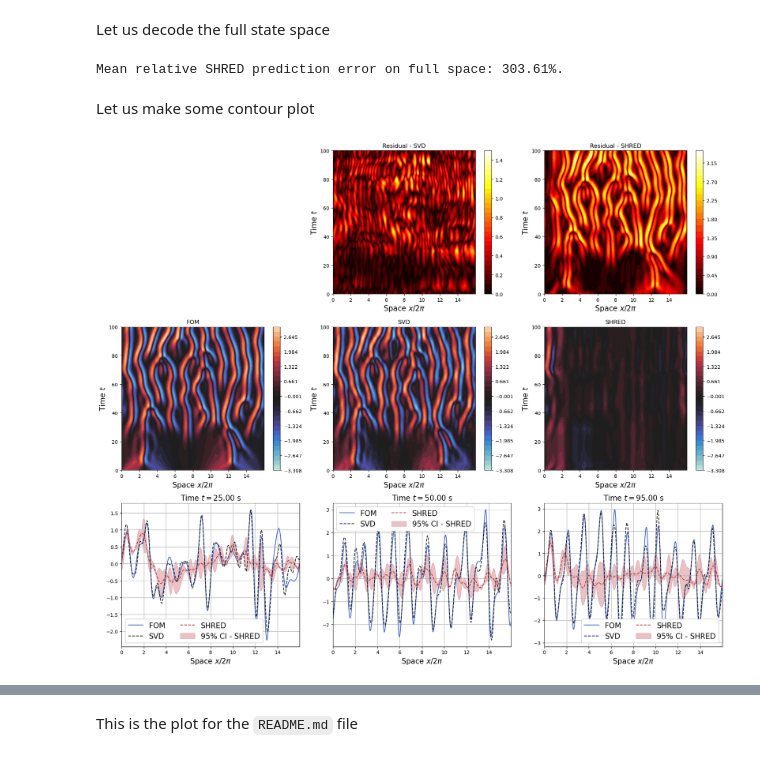
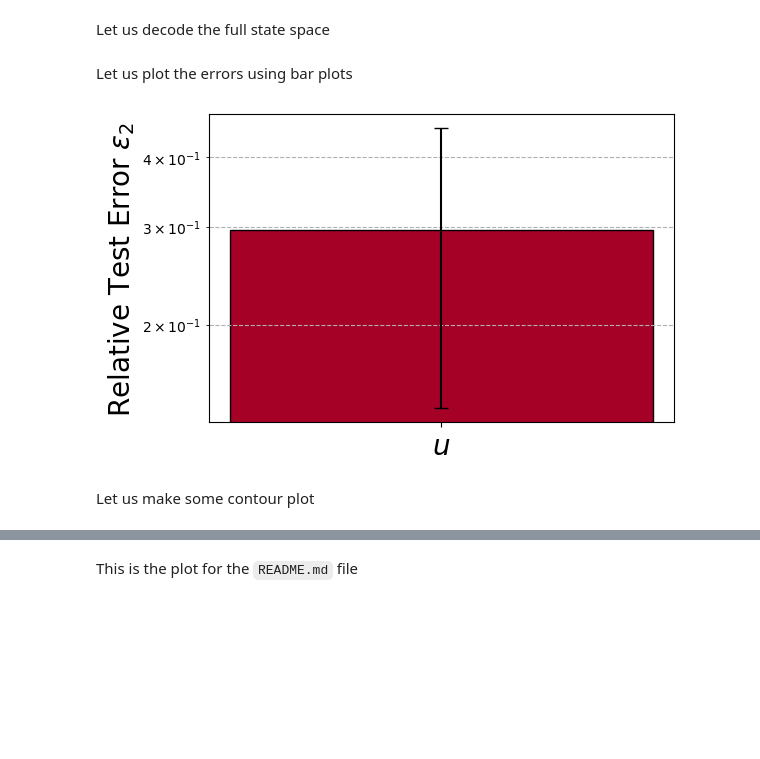
Before and after one commit to markus0800/SHRED-ROM, a Jupyter notebook: KuramotoSivashinsky/ks_padding_shred.ipynb, the cells around one changed output, grey strips where cells are left out. Saved outputs shown, nothing was run; the diff lists cells and outputs as text; code cells hidden in the pictures; blank space fills up the shorter version.

```diff
--- a/KuramotoSivashinsky/ks_padding_shred.ipynb
+++ b/KuramotoSivashinsky/ks_padding_shred.ipynb
@@ -337,7 +412,7 @@ for kk in range(n_configurations):
 
     print('Training SHRED - configuration '+str(kk+1)+'/'+str(n_configurations))
 
-    shred.append(SHRED( num_sensors, sum(Nmodes) + N_params,
+    shred.append(SHRED( num_sensors, output_size,
                         hidden_size = 64, hidden_layers = 2, decoder_sizes = [350, 400], dropout = 0.1))
     fitting_errors = fit(   shred[kk], train_dataset[kk], valid_dataset[kk],
                             batch_size = 64, epochs = 3000, lr = 1e-4, verbose = True, patience = 50)
@@ -368,38 +469,48 @@ Mean relative SHRED prediction error on POD coeffs: 16.01%.
 # %% [markdown]
 Let us decode the full state space
-# %%
-Ytest_hat = {
-    'mean': rescaling_snaps[0].inverse_transform(   np.linalg.multi_dot([
-                                                    u_total['u'], np.diag(s_total['u']),
-                                                    Ytest_POD_pred['mean'].T[:sum(Nmodes)]
-                                                ])).T.reshape(ntest, Ntime_for_nn+1, len(x)),
-    'std': rescaling_snaps[0].inverse_std_transform(    np.linalg.multi_dot([
-                                                        u_total['u'], np.diag(s_total['u']),
-                                                        Ytest_POD_pred['std'].T[:sum(Nmodes)]
-                                                    ])).T.reshape(ntest, Ntime_for_nn+1, len(x)),
-            }
-Ytest = rescaling_snaps[0].inverse_transform(np.linalg.multi_dot([
-                                    u_total['u'], np.diag(s_total['u']),
-                                    test_data_out[kk].reshape(Ytest_POD_pred['mean'].shape).numpy().T[:sum(Nmodes)]
-                                ])).T.reshape(ntest, Ntime_for_nn+1, len(x))
-
-print("Mean relative SHRED prediction error on full space: %s." % num2p(mre(torch.from_numpy(Ytest_hat['mean']),
-                                                                            torch.from_numpy(Ytest))))
-# %% [output]
-Mean relative SHRED prediction error on full space: 303.61%.
+# %%
+from tqdm import tqdm
+
+ave_rel_errors = {
+    'mean': np.zeros((len(var_names), len(idx_params['test']), Ntime_for_nn+1)),
+    'std' : np.zeros((len(var_names), len(idx_params['test']), Ntime_for_nn+1))
+}
+
+for field_i in range(len(var_names)):
+    field = var_names[field_i]
+    idx_to_rec = np.arange(sum(Nmodes[:field_i]),  sum(Nmodes[:field_i+1]),  1, dtype=int)
+
+    for param_to_recon in tqdm(range(len(idx_params['test'])), 'Computing error for '+field):
+        fom = dataset[field]['test'][param_to_recon].T
+
+        _tmp_mean_v = vpod_scaler.inverse_transform(reshaped_POD_test_out['mean'].reshape(-1, sum(Nmodes))).reshape(reshaped_POD_test_out['mean'].shape)
+        _tmp_std_v  = vpod_scaler.inverse_transform(reshaped_POD_test_out['std'].reshape( -1, sum(Nmodes))).reshape(reshaped_POD_test_out['std'].shape) - vpod_scaler.data_min_
+
+        recon     = rescaling_snaps[field_i].inverse_transform((u_total[field] @ np.diag(s_total[field]) @ _tmp_mean_v[param_to_recon, :, idx_to_rec]))
+        std_recon = rescaling_snaps[field_i].inverse_std_transform((u_total[field] @ np.diag(s_total[field]) @ _tmp_std_v[ param_to_recon, :, idx_to_rec]))
+
+        ave_rel_errors['mean'][field_i, param_to_recon] = np.linalg.norm(fom - recon, axis=0) / np.linalg.norm(fom, axis=0)
+        ave_rel_errors['std'][field_i, param_to_recon]  = np.linalg.norm(std_recon, axis=0)   / np.linalg.norm(fom, axis=0)
+# %% [markdown]
+Let us plot the errors using bar plots
+# %%
+fig, axs = plt.subplots(nrows = 1, ncols = 1, figsize=(6,4))
+
+colors = cm.jet(np.linspace(0,1, len(var_names)))
+axs.bar(np.arange(1, len(var_names)+1, 1), ave_rel_errors['mean'].mean(axis=2).mean(axis=1),
+        yerr = ave_rel_errors['mean'].std(axis=2).mean(axis=1), capsize=5,
+        color = cm.RdYlBu(np.linspace(0,1,len(var_names))),
+        edgecolor='k')
+
+axs.set_yscale('log')
+axs.set_xticks(np.arange(1,len(var_names)+1,1), ['$'+tex_+'$' for tex_ in var_names])
+# axs.set_yticks(np.arange(0,0.1,0.01))
+
+axs.tick_params(axis='both', labelsize=20)
+axs.set_ylabel(r'Relative Test Error $\varepsilon_{2}$', fontsize=20)
+axs.grid(axis='y', linestyle='-')
+axs.grid(axis='y', which='minor', linestyle='--')
+# %% [output]
+[figure, added]
 # %% [markdown]
 Let us make some contour plot
-# %%
-mu_to_plot = 1
-
-recons = {'SVD': Ytest[mu_to_plot].T,
-          'SHRED': Ytest_hat['mean'][mu_to_plot].T}
-
-std_recons = {'SVD': None,
-            'SHRED': Ytest_hat['std'][mu_to_plot].T}
-
-plot_FOM_vs_Recon(domain, snaps['t'], dataset[field]['test'][mu_to_plot].T, recons,
-                    std_recons = std_recons,
-                    time_idx = [0.25, 0.5, 0.95])
-# %% [output]
-[figure, removed]
```
Also changed, not shown: parts of 24 cells of this notebook, 3 other files.
